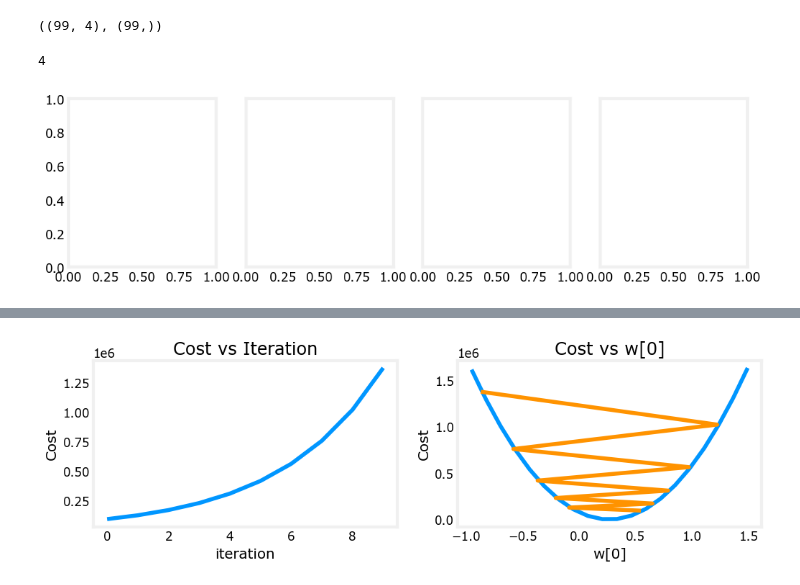
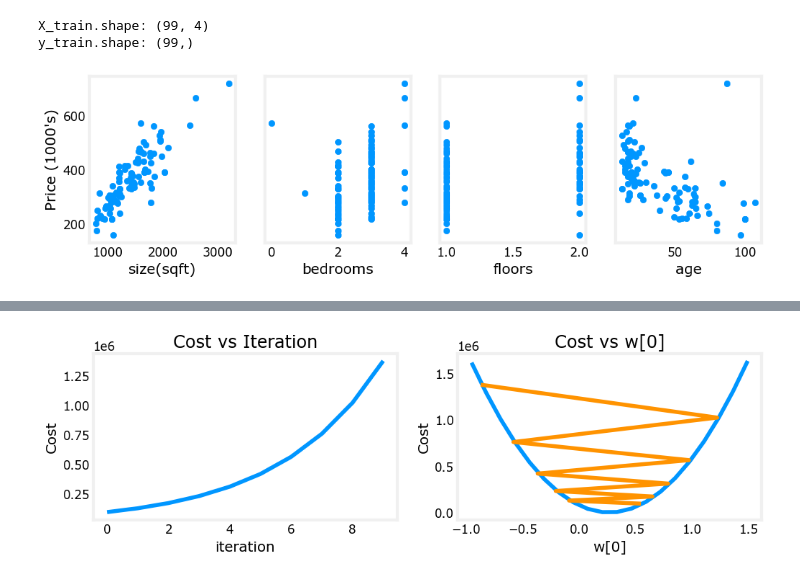
Before and after one commit to hridoynasah/Machine-Learning-Specialization, a Jupyter notebook: 1. Supervised Machine Learning/Week 2/LAB_W2/C1_W2_Lab03_Feature_Scaling_and_Learning_Rate.ipynb, the cells around one changed output, grey strips where cells are left out. Saved outputs shown, nothing was run; the diff lists cells and outputs as text; code cells hidden in the pictures.

```diff
--- a/1. Supervised Machine Learning/Week 2/LAB_W2/C1_W2_Lab03_Feature_Scaling_and_Learning_Rate.ipynb
+++ b/1. Supervised Machine Learning/Week 2/LAB_W2/C1_W2_Lab03_Feature_Scaling_and_Learning_Rate.ipynb
@@ -9,13 +9,18 @@ plt.style.use('./deeplearning.mplstyle')
 # %%
 X_train, y_train = load_house_data()
 X_features = ['size(sqft)', 'bedrooms', 'floors', 'age']
-# %%
-X_train.shape, X_train[:, 3].shape
-# %% [output]
-((99, 4), (99,))
+# %%
+print(f"X_train.shape: {X_train.shape}")
+print(f"y_train.shape: {y_train.shape}")
+# %% [output]
+X_train.shape: (99, 4)
+y_train.shape: (99,)
 # %%
-fig, ax=plt.subplots(1, 4, figsize=(12, 3), sharey=True)
-print(len(ax))
+fig, ax = plt.subplots(1, 4, figsize = (12,3), sharey=True)
+for i in range(X_train.shape[1]):
+    ax[i].scatter(X_train[:,i], y_train)
+    ax[i].set_xlabel(X_features[i])
+ax[0].set_ylabel("Price (1000's)")
+plt.show()
 # %% [output]
-4
-[figure, old version]
+[figure, new version]
```
Also changed, not shown: parts of 30 cells of this notebook.
